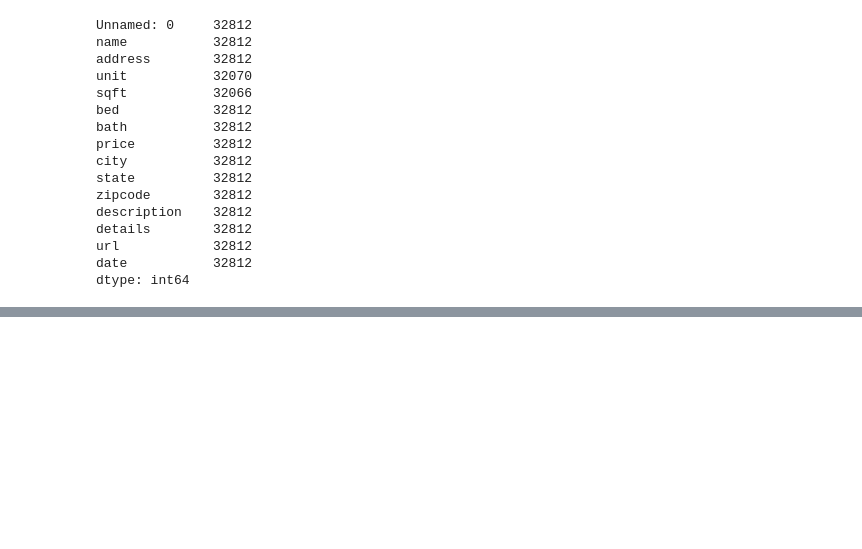
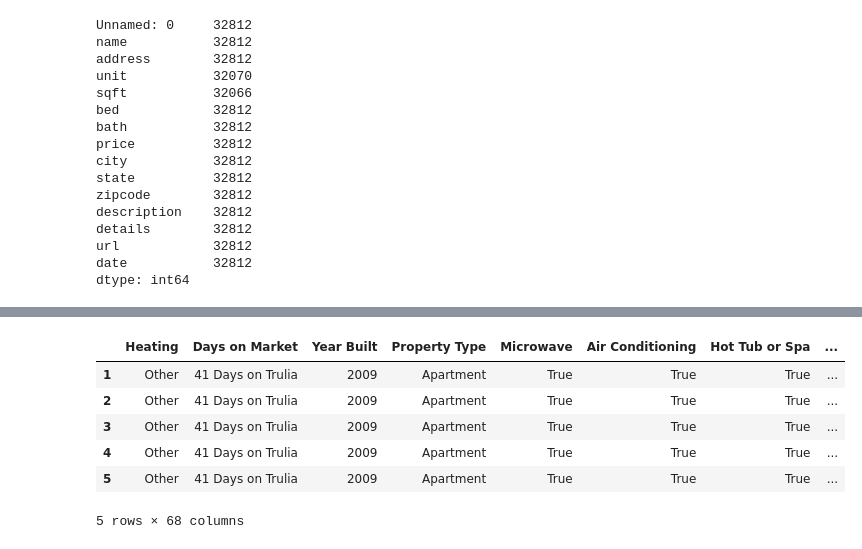
Before and after one commit to Justinandjohnson/Rental_Pricing, a Jupyter notebook: model_BnT.ipynb, the cells around one changed output, grey strips where cells are left out. Drawn from its saved outputs; the diff is of its cells as text; code cells hidden in the pictures; blank space fills up the shorter version.

```diff
--- a/model_BnT.ipynb
+++ b/model_BnT.ipynb
@@ -163,0 +214,12 @@ uf_data.head()
+# %%
+final = pd.DataFrame(deets.T.to_dict())
+final = final.T
+final.head()
+# %% [output]
+|  | Heating | Days on Market | Year Built | Property Type | Microwave | Air Conditioning | Hot Tub or Spa | ... |
+| 1 | Other | 41 Days on Trulia | 2009 | Apartment | True | True | True | ... |
+| 2 | Other | 41 Days on Trulia | 2009 | Apartment | True | True | True | ... |
+| 3 | Other | 41 Days on Trulia | 2009 | Apartment | True | True | True | ... |
+| 4 | Other | 41 Days on Trulia | 2009 | Apartment | True | True | True | ... |
+| 5 | Other | 41 Days on Trulia | 2009 | Apartment | True | True | True | ... |
+5 rows × 68 columns
```
Also changed, not shown: parts of 6 cells of this notebook, 1 other file.
